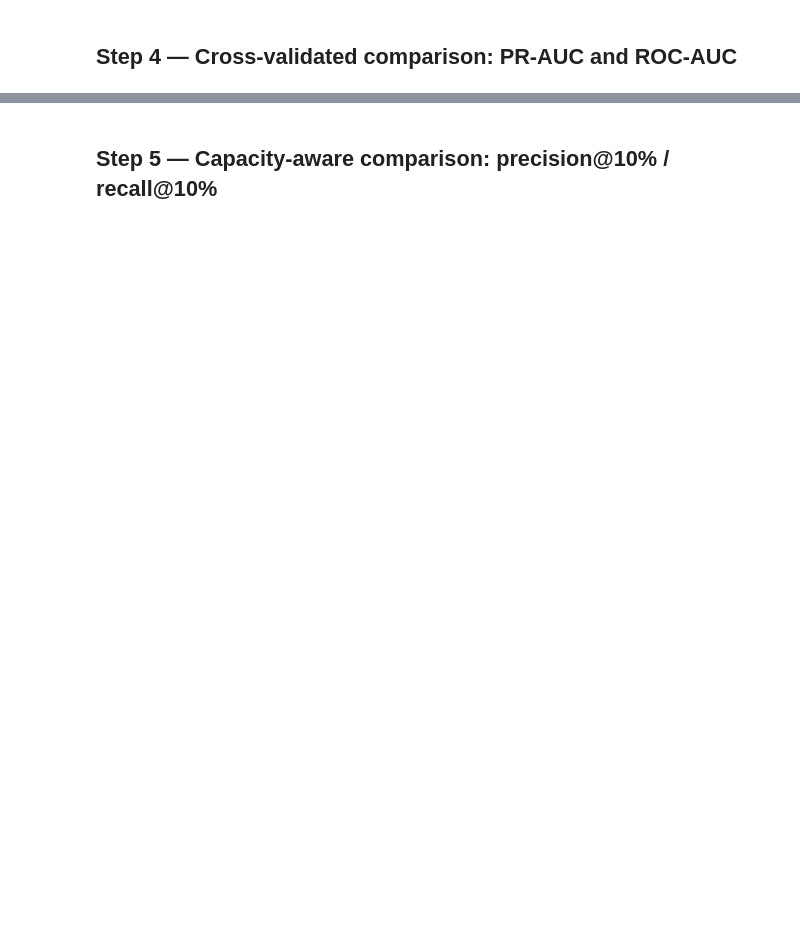
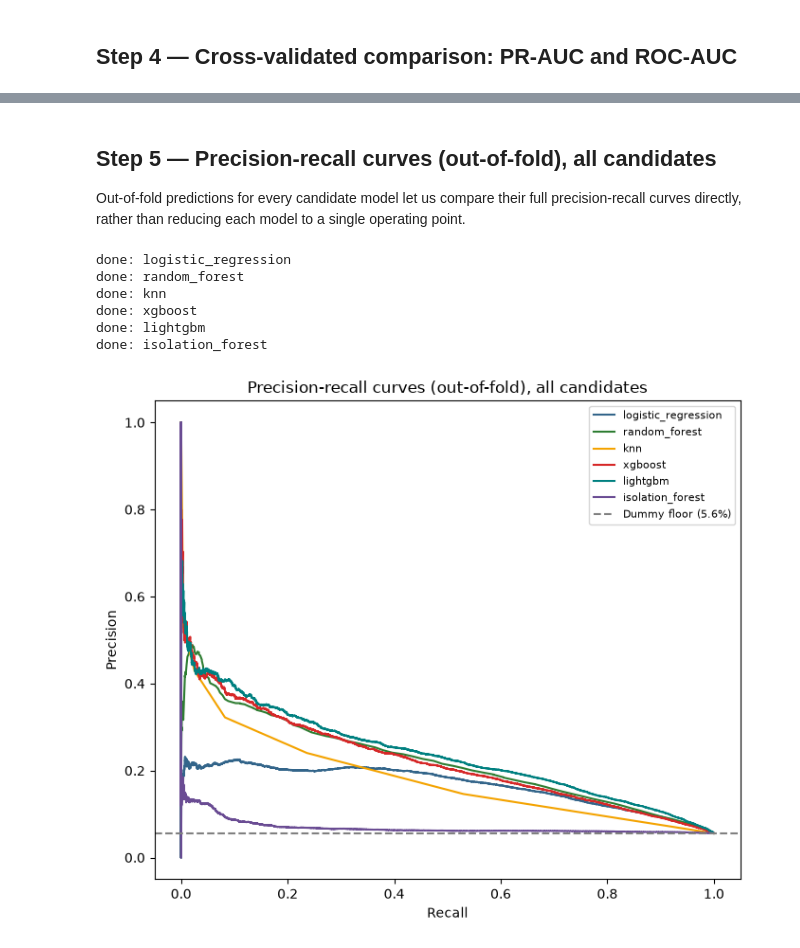
Before and after one commit to roy-nfisch/ds-fraud-in-electricity-and-gas, a Jupyter notebook: 03_model_extension.ipynb, the cells around one changed output, grey strips where cells are left out. Cells and saved outputs as stored; diff of their text form; code cells hidden in the pictures; blank space fills up the shorter version.

```diff
--- a/03_model_extension.ipynb
+++ b/03_model_extension.ipynb
@@ -216,36 +235,34 @@ display(model_comparison)
 # %% [markdown]
-## Step 5 — Capacity-aware comparison: precision@10% / recall@10%
+## Step 5 — Precision-recall curves (out-of-fold), all candidates
+
+Out-of-fold predictions for every candidate model let us compare their full precision-recall curves directly, rather than reducing each model to a single operating point.
 # %%
 y_values = y.to_numpy()
-k = int(np.ceil(TOP_K_SHARE * len(y_values)))
 
 oof_probas = {}
-capacity_rows = {}
 for name, pipeline in pipelines.items():
-    oof_proba = cross_val_predict(pipeline, X, y, cv=cv, method="predict_proba")[:, 1]
-    oof_probas[name] = oof_proba
-
-    ranked_order = np.argsort(oof_proba)[::-1]
-    top_k_idx = ranked_order[:k]
-    precision_at_k = y_values[top_k_idx].mean()
-    recall_at_k = y_values[top_k_idx].sum() / y_values.sum()
-    capacity_rows[name] = {"precision_at_k": precision_at_k, "recall_at_k": recall_at_k}
+    oof_probas[name] = cross_val_predict(pipeline, X, y, cv=cv, method="predict_proba")[:, 1]
     print(f"done: {name}")
-
-capacity_comparison = pd.DataFrame(capacity_rows).T.sort_values("precision_at_k", ascending=False)
-display(capacity_comparison)
 
 fig, ax = plt.subplots(figsize=(7, 6))
 colors = {"logistic_regression": "#33658A", "random_forest": "#2E7D32", "knn": "#F4A300",
           "xgboost": "#D62828", "lightgbm": "#008080", "isolation_forest": "#6A4C93"}
 for name, oof_proba in oof_probas.items():
     precisions, recalls, _ = precision_recall_curve(y_values, oof_proba)
     ax.plot(recalls, precisions, label=name, color=colors.get(name))
 ax.axhline(base_rate, linestyle="--", color="grey", label=f"Dummy floor ({base_rate:.1%})")
 ax.set(xlabel="Recall", ylabel="Precision", title="Precision-recall curves (out-of-fold), all candidates")
 ax.legend(fontsize=8)
 plt.tight_layout()
 plt.show()
+# %% [output]
+done: logistic_regression
+done: random_forest
+done: knn
+done: xgboost
+done: lightgbm
+done: isolation_forest
+[figure, added]
 # %%
 # Build the summary from the current model outputs so the table cannot become stale.
 results_table = model_comparison[["average_precision_mean", "roc_auc_mean"]].rename(columns={
```
Also changed, not shown: parts of 7 cells of this notebook, 1 other file.
